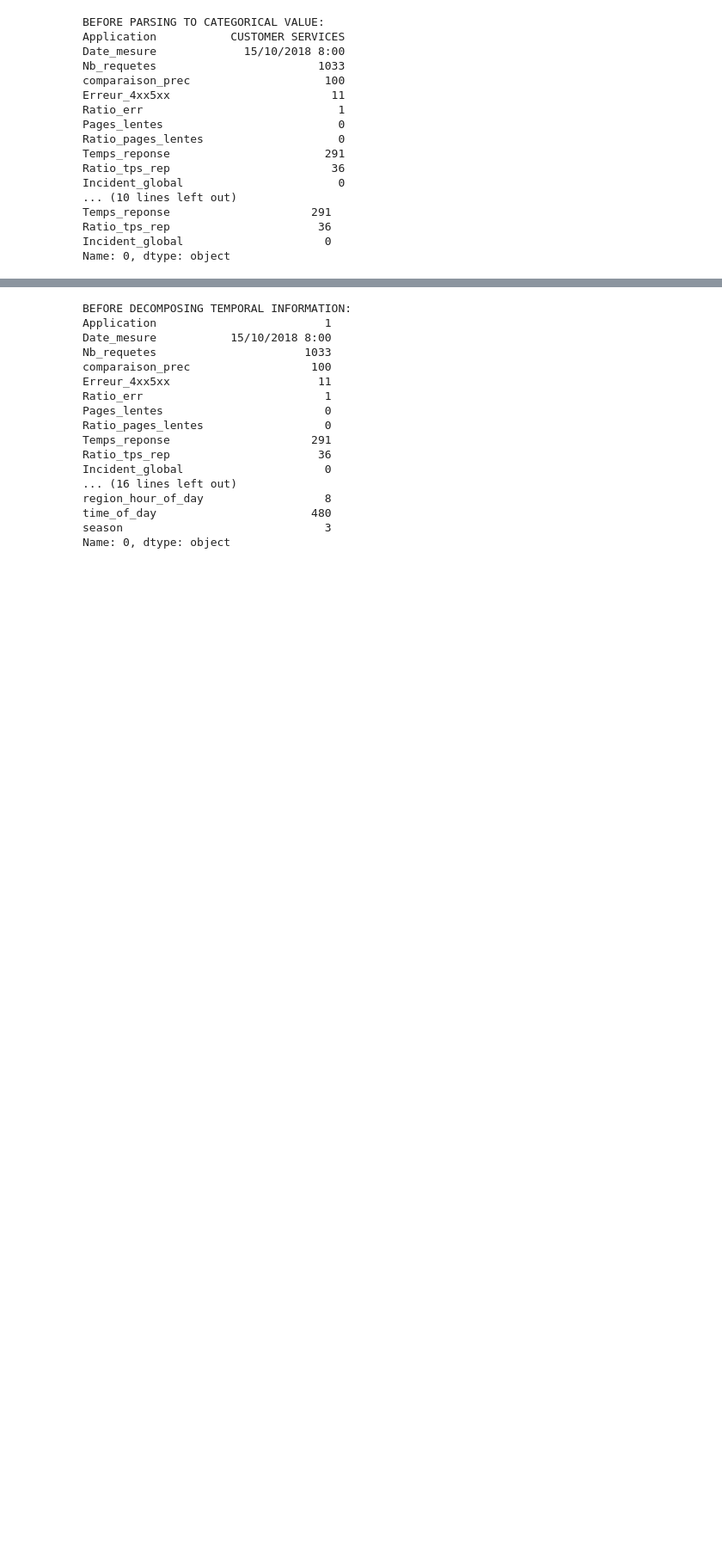
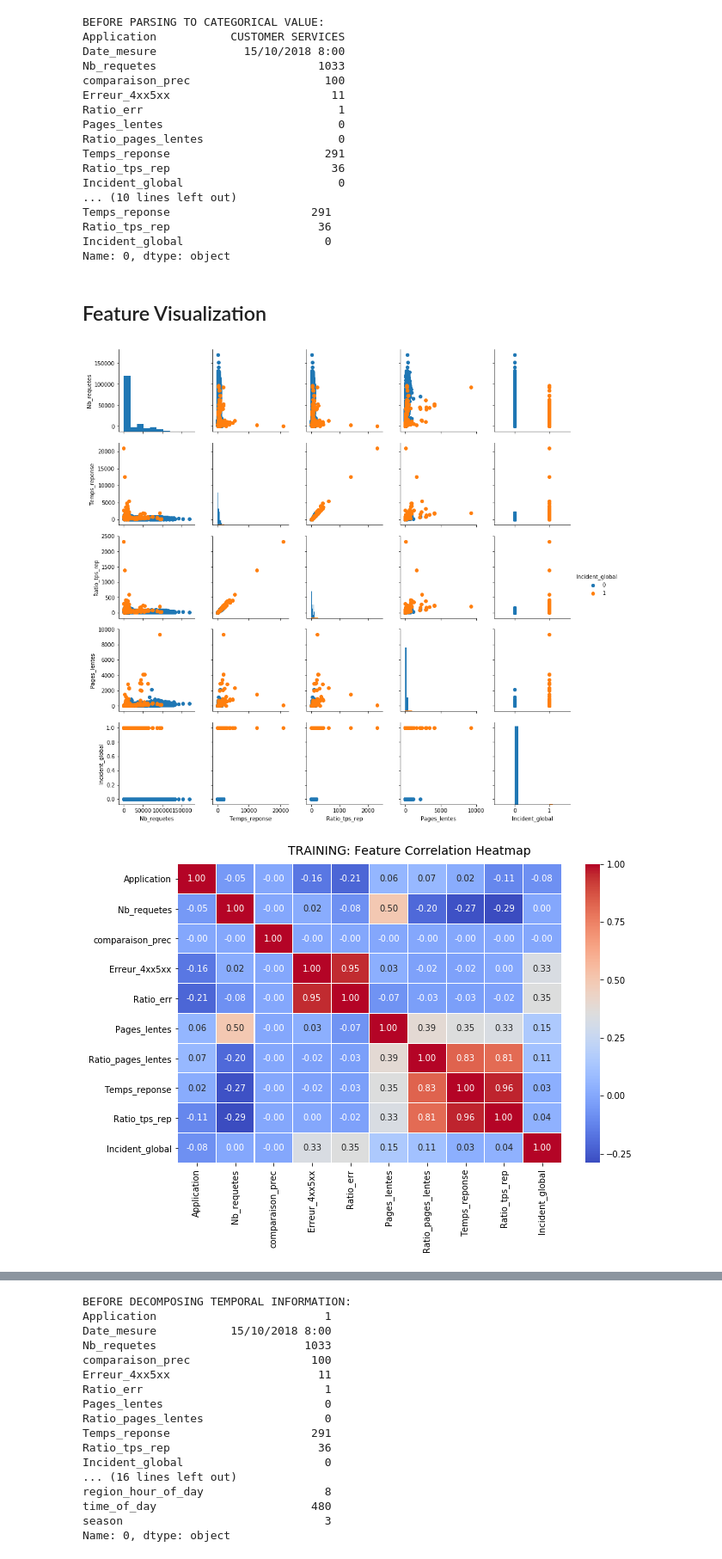
Before and after one commit to capachivas/AINET_Day_In_Life_2019, a Jupyter notebook: AINET.ipynb, the cells around one changed output, grey strips where cells are left out. Shown at 86% size. Saved outputs shown, nothing was run; the diff lists cells and outputs as text; code cells hidden in the pictures; blank space fills up the shorter version.

```diff
--- a/AINET.ipynb
+++ b/AINET.ipynb
@@ -144,3 +157,68 @@ Temps_reponse                     291
 Ratio_tps_rep                      36
 Incident_global                     0
 Name: 0, dtype: object
+# %% [markdown]
+## Feature Visualization
+# %%
+#separate by application
+df_trainingapp=df_train.groupby('Application')
+df_testapp=df_test.groupby('Application')
+
+features_a = ['Nb_requetes',
+            'Temps_reponse',
+            'Ratio_tps_rep','Pages_lentes','Incident_global']
+
+
+#PAIRPLOT REPRESENTATION
+g=sns.PairGrid(data=df_test,vars=features_a,hue='Incident_global')
+g.map_offdiag(plt.scatter)
+g.map_diag(plt.hist)
+g.add_legend();
+plt.show()
+
+
+#CORRELATION
+f, ax = plt.subplots(figsize=(10, 6))
+corr =df_train.corr()
+hm = sns.heatmap(round(corr,2), annot=True, ax=ax, cmap="coolwarm",fmt='.2f',
+                 linewidths=.05)
+f.subplots_adjust(top=0.93)
+t= f.suptitle('TRAINING: Feature Correlation Heatmap', fontsize=14)
+
+
+features_a=['Nb_requetes','Erreur_4xx5xx','Ratio_err','Temps_reponse','Pages_lentes','Incident_global']
+
+df_app_i_train = df_trainingapp.get_group(application).loc[:,features_a] #get the application i and the feature j
+df_app_i_test = df_testapp.get_group(application).loc[:,features_a]
+
+feature=['Pages_lentes']
+application=8
+#Separating out the predictors
+X_train = df_app_i_train.loc[:, feature].values #without incident
+X_test = df_app_i_test.loc[:, feature].values #without incident
+
+#Separating out the target
+y_train = df_app_i_train.loc[:, 'Incident_global'].values
+y_test = df_app_i_test.loc[:, 'Incident_global'].values
+
+#HISTOGRAM REPRESENTATION PER FEATURE
+plt.figure(figsize=(10,8))
+plt.hist(X_train,density=False, bins=100)
+plt.title("TRAINING: Value distribution of the feature' " + str(feature) + "' in application " + str(keys[values.index(application)]))
+
+#TEMPORAL EVOLUTION OF SOME FEATURE
+#representation of the features values over time vs incident occurrences
+plt.figure(figsize=(10,8))
+plt.plot(X_train) #represent feature values (normalized) over the incidents
+plt.title("TRAINING: Temporal feature evolution " + str(feature) + " for application " + str(keys[values.index(application)]))
+plt.show()
+
+#TRAINING
+plt.figure(figsize=(10,8))
+plt.plot(X_train/np.max(X_train)) #represent feature values (normalized) over the incidents
+plt.plot(y_train,'r') #represent the feature values along with incient values for each application
+plt.title("TRAINING: Incidents vs feature over time " + str(feature) + " for application " + str(keys[values.index(application)]))
+plt.show()
+# %% [output]
+[figure, added]
+[figure, added]
```
Also changed, not shown: parts of 31 cells of this notebook.
